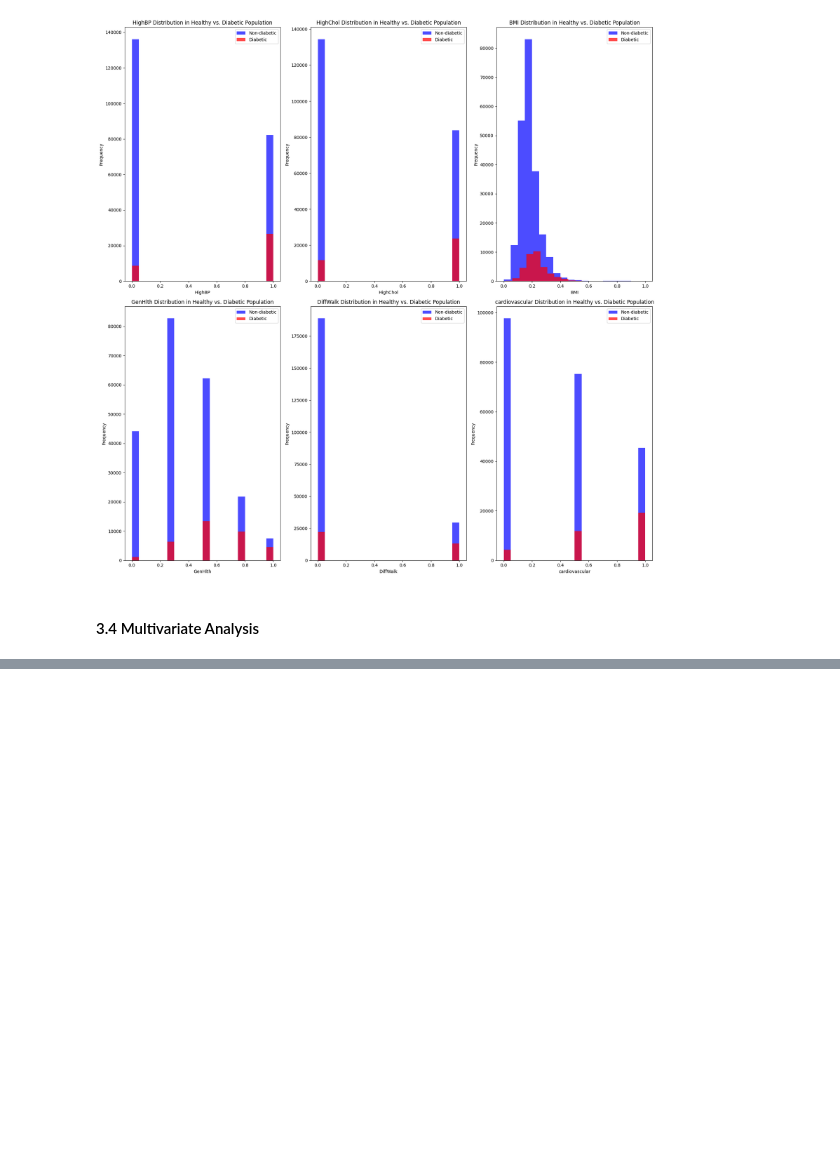
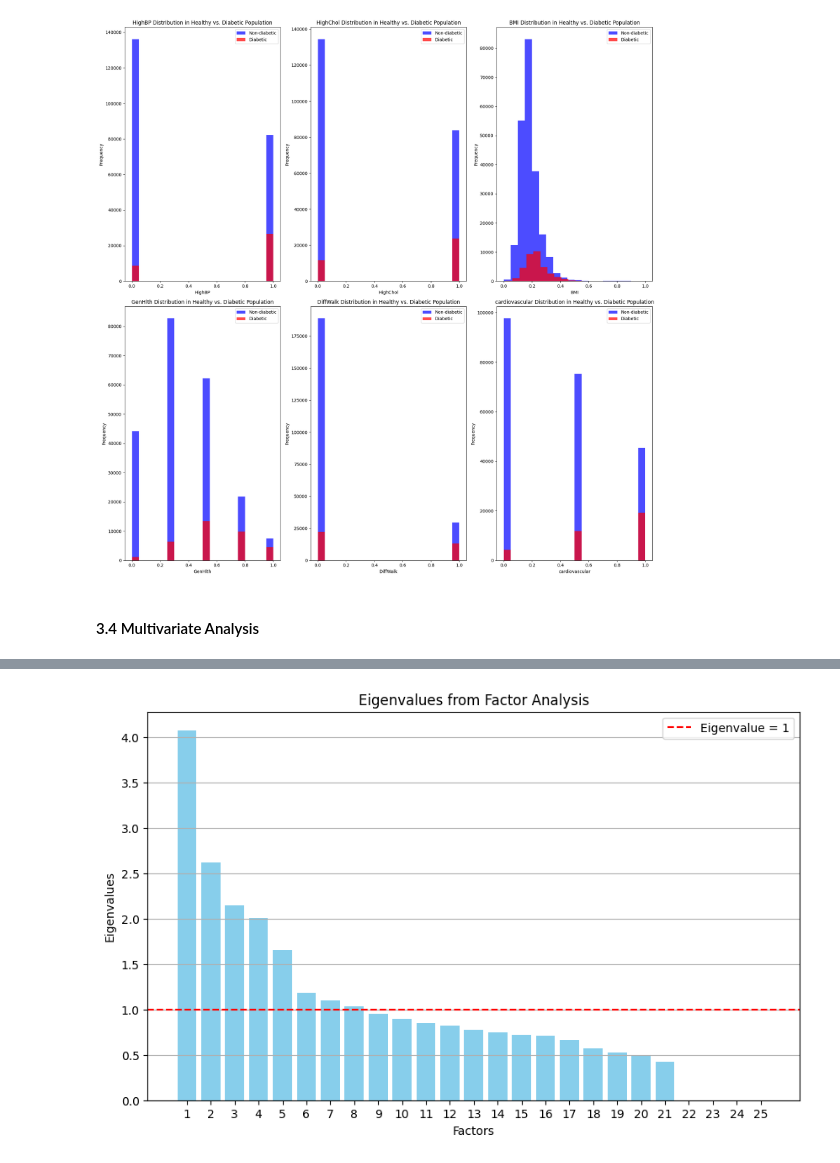
Before and after one commit to Mortal-Suen/CDC_bigdata_analytics, a Jupyter notebook: CDC.ipynb, the cells around one changed output, grey strips where cells are left out. Drawn from its saved outputs; the diff is of its cells as text; code cells hidden in the pictures; blank space fills up the shorter version.

```diff
--- a/CDC.ipynb
+++ b/CDC.ipynb
@@ -488,0 +676,4 @@ plt.show()
+# %%
+X_pd = X_pyspark.toPandas()
+chi_square_value, p_value = calculate_bartlett_sphericity(X_pd)
+print(f"Bartlett's Test: Chi-square = {chi_square_value:.4f}, p-value = {p_value:.4f}")
@@ -488,0 +689,3 @@ plt.show()
+# %%
+fa = FactorAnalyzer(n_factors=15)
+fa.fit(X_pd)
@@ -488,0 +802,16 @@ plt.show()
+# %%
+ev, v = fa.get_eigenvalues()
+
+# Step 4: Plot Eigenvalues with Bar Plot
+plt.figure(figsize=(10, 6))
+plt.bar(range(1, len(ev) + 1), ev, color='skyblue')
+plt.title('Eigenvalues from Factor Analysis')
+plt.xlabel('Factors')
+plt.ylabel('Eigenvalues')
+plt.xticks(range(1, len(ev) + 1))  # Set x-ticks to factor numbers
+plt.axhline(y=1, color='r', linestyle='--', label='Eigenvalue = 1')
+plt.legend()
+plt.grid(axis='y')
+plt.show()
+# %% [output]
+[figure, added]
```
Also changed, not shown: parts of 26 cells of this notebook.
